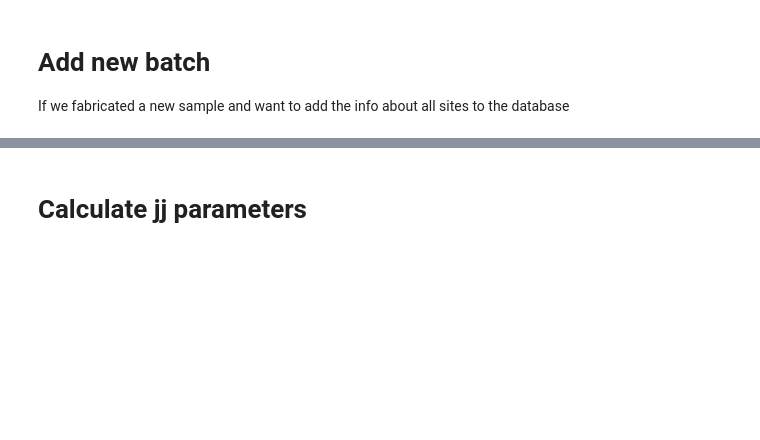
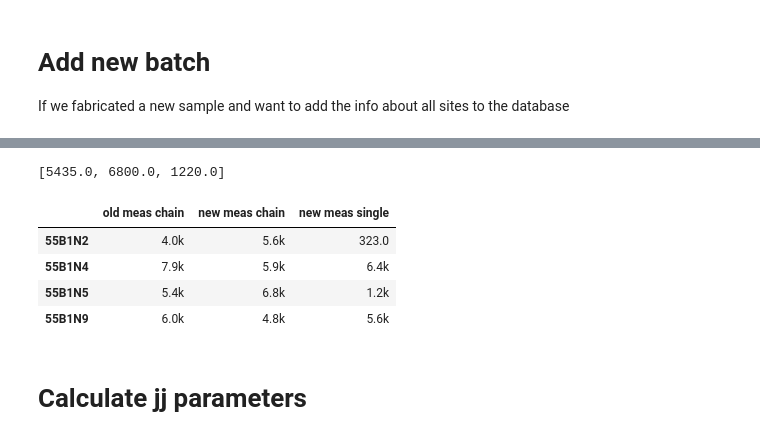
Before and after one commit to GershensonLab/measDC, a Jupyter notebook: !_chains/Q1D chain result table.ipynb, the cells around one changed output, grey strips where cells are left out. Drawn from its saved outputs; the diff is of its cells as text; code cells hidden in the pictures; blank space fills up the shorter version.

```diff
--- a/!_chains/Q1D chain result table.ipynb
+++ b/!_chains/Q1D chain result table.ipynb
@@ -132,3 +135,22 @@ show_df(ft)
+# %%
+ft_55B1N2 = ft.filter(regex = 'D055B1N2', axis = 0)['Rn'].to_list()
+ft_55B1N4 = ft.filter(regex = 'D055B1N4', axis = 0)['Rn'].to_list()
+ft_55B1N5 = ft.filter(regex = 'D055B1N5', axis = 0)['Rn'].to_list()
+ft_55B1N9 = ft.filter(regex = 'D055B1N9', axis = 0)['Rn'].to_list()
+ft_55B1N5
+# %% [output]
+[5435.0, 6800.0, 1220.0]
+# %%
+pdframe = { '55B1N2': ft_55B1N2, '55B1N4': ft_55B1N4, '55B1N5': ft_55B1N5 ,'55B1N9': ft_55B1N9
+          }
+
+pd.DataFrame(pdframe,index = ['old meas chain', 'new meas chain', 'new meas single']).T
+# %% [output]
+|  | old meas chain | new meas chain | new meas single |
+| 55B1N2 | 4.0k | 5.6k | 323.0 |
+| 55B1N4 | 7.9k | 5.9k | 6.4k |
+| 55B1N5 | 5.4k | 6.8k | 1.2k |
+| 55B1N9 | 6.0k | 4.8k | 5.6k |
 # %% [markdown]
 # Calculate jj parameters
 # %%
```
Also changed, not shown: parts of 11 cells of this notebook, 5 other files.
